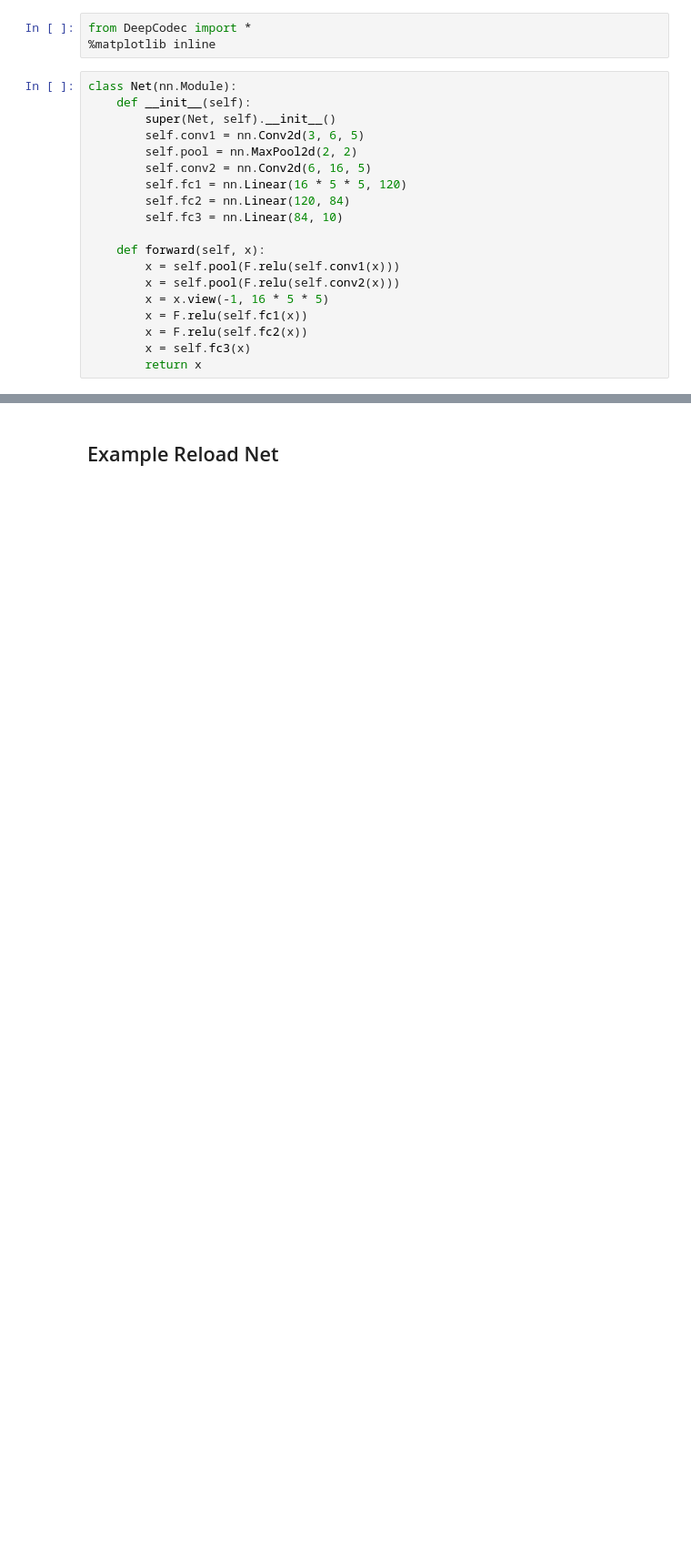
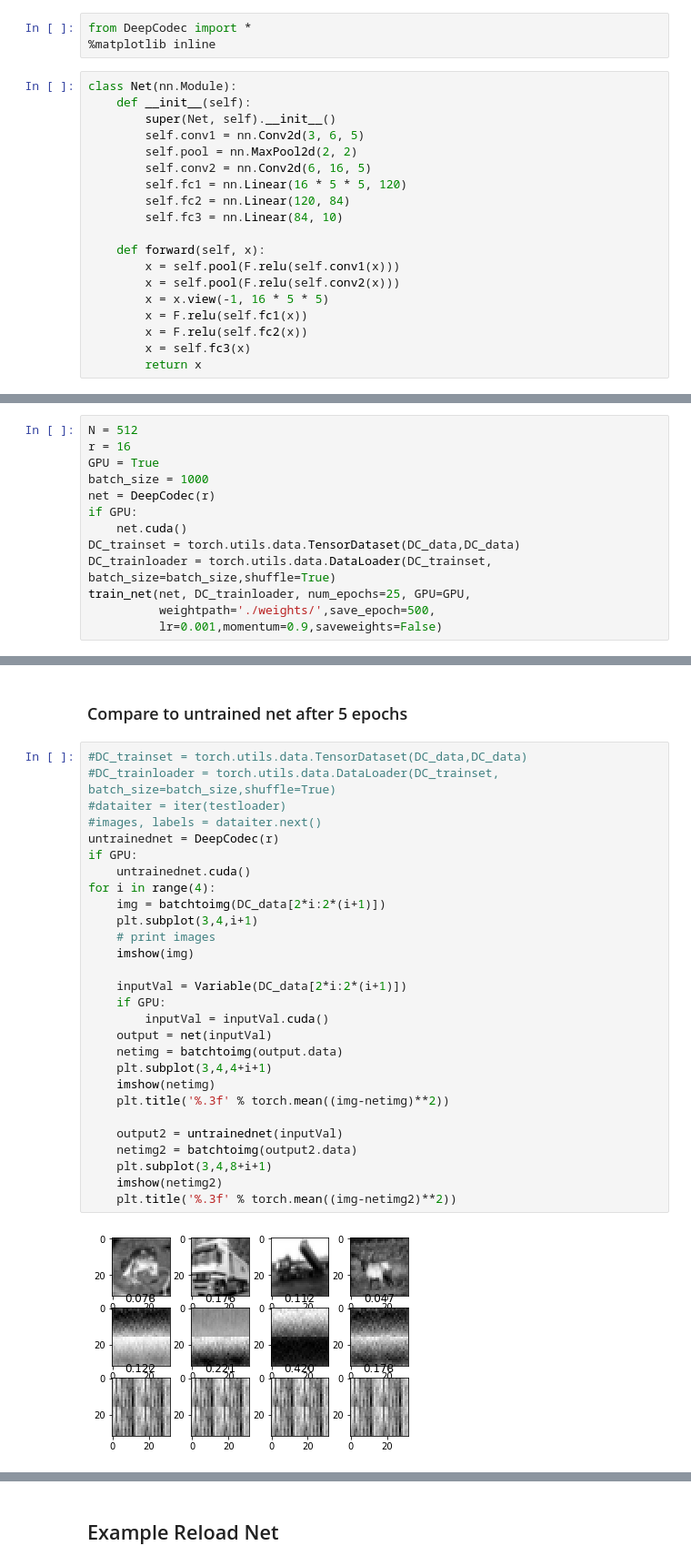
Before and after one commit to thejihuijin/PytorchModels, a Jupyter notebook: DeepCodec.ipynb, the cells around one changed output, grey strips where cells are left out. Shown at 91% size. Drawn from its saved outputs; the diff is of its cells as text; blank space fills up the shorter version.

```diff
--- a/DeepCodec.ipynb
+++ b/DeepCodec.ipynb
@@ -56,0 +88,13 @@ KeyboardInterrupt:
+# %%
+N = 512
+r = 16
+GPU = True
+batch_size = 1000
+net = DeepCodec(r)
+if GPU:
+    net.cuda()
+DC_trainset = torch.utils.data.TensorDataset(DC_data,DC_data)
+DC_trainloader = torch.utils.data.DataLoader(DC_trainset, batch_size=batch_size,shuffle=True)
+train_net(net, DC_trainloader, num_epochs=25, GPU=GPU,
+          weightpath='./weights/',save_epoch=500,
+          lr=0.001,momentum=0.9,saveweights=False)
@@ -56,0 +119,32 @@ KeyboardInterrupt:
+# %% [markdown]
+### Compare to untrained net after 5 epochs
+# %%
+#DC_trainset = torch.utils.data.TensorDataset(DC_data,DC_data)
+#DC_trainloader = torch.utils.data.DataLoader(DC_trainset, batch_size=batch_size,shuffle=True)
+#dataiter = iter(testloader)
+#images, labels = dataiter.next()
+untrainednet = DeepCodec(r)
+if GPU:
+    untrainednet.cuda()
+for i in range(4):
+    img = batchtoimg(DC_data[2*i:2*(i+1)])
+    plt.subplot(3,4,i+1)
+    # print images
+    imshow(img)
+
+    inputVal = Variable(DC_data[2*i:2*(i+1)])
+    if GPU:
+        inputVal = inputVal.cuda()
+    output = net(inputVal)
+    netimg = batchtoimg(output.data)
+    plt.subplot(3,4,4+i+1)
+    imshow(netimg)
+    plt.title('%.3f' % torch.mean((img-netimg)**2))
+
+    output2 = untrainednet(inputVal)
+    netimg2 = batchtoimg(output2.data)
+    plt.subplot(3,4,8+i+1)
+    imshow(netimg2)
+    plt.title('%.3f' % torch.mean((img-netimg2)**2))
+# %% [output]
+[figure, added]
```
Also changed, not shown: parts of 40 cells of this notebook, 2 other files.
